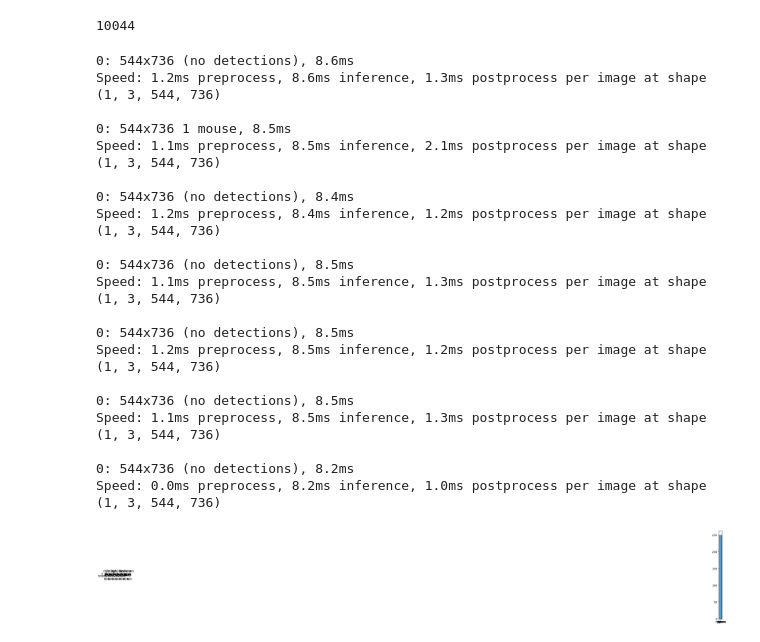
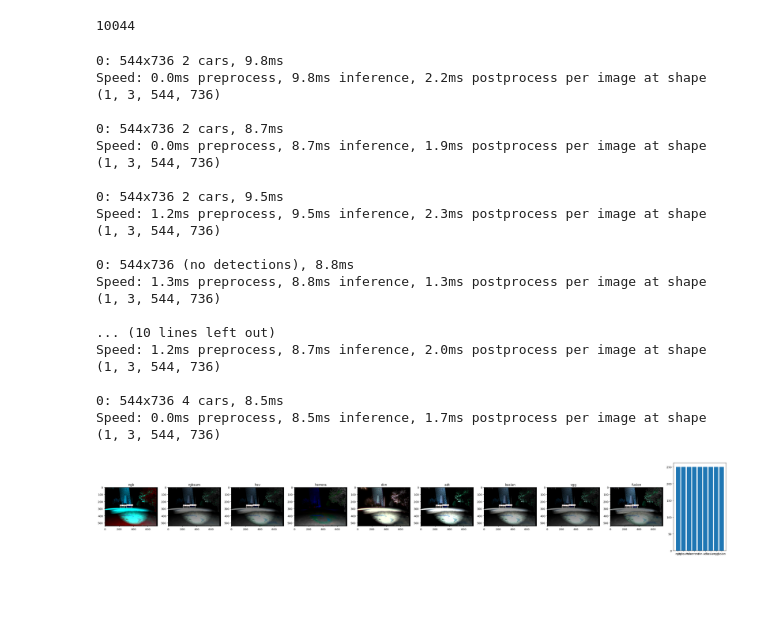
Before and after one commit to divisonofficer/RAFT-Stereo, a Jupyter notebook: ablationstudy.ipynb, the cells around one changed output. Drawn from its saved outputs; the diff is of its cells as text; code cells hidden in the pictures; blank space fills up the shorter version.

```diff
--- a/ablationstudy.ipynb
+++ b/ablationstudy.ipynb
@@ -599,28 +600,35 @@ def comparison_study_color(inputs):
     rl,rr,nl,nr = inputs[:4]
     nl3 = nl.repeat(1,3,1,1)
     nr3 = nr.repeat(1,3,1,1)
+    np_rl, np_nl = rl[0].permute(1,2,0).cpu().numpy(), nl[0,0].cpu().numpy()
+    np_rr, np_nr = rr[0].permute(1,2,0).cpu().numpy(), nr[0,0].cpu().numpy()
     fla, fra = hsv_add([x.cpu() for x in inputs[:4]])
     fl, fr = hsv_fusion([x.cpu() for x in inputs[:4]])
-    flh = fusion_herrera(rl[0].permute(1,2,0).cpu().numpy(), nl[0,0].cpu().numpy())
+    flh = fusion_herrera(np_rl, np_nl)
     flh = np.clip(flh,0,255)
-    frh = fusion_herrera(rr[0].permute(1,2,0).cpu().numpy(), nr[0,0].cpu().numpy())
+    frh = fusion_herrera(np_rr, np_nr)
     frh = np.clip(frh,0,255)
     flh = torch.from_numpy(flh).permute(2,0,1).float()
     frh = torch.from_numpy(frh).permute(2,0,1).float()
     dvnl, dvnr = dvn_process(inputs[:4])
     adtl = adt_enhance(inputs[0][0], inputs[2][0])
     adtr = adt_enhance(inputs[1][0], inputs[3][0])
-
+    basel = torch.from_numpy(baisian_color_fusion(np_rl, np_nl)).permute(2,0,1).float()
+    baser = torch.from_numpy(baisian_color_fusion(np_rr, np_nr)).permute(2,0,1).float()
+    vggl = torch.from_numpy(vgg_fuse(np_rl, np_nl)).permute(2,0,1).float()
+    vggr = torch.from_numpy(vgg_fuse(np_rr, np_nr)).permute(2,0,1).float()
 
     return {
         "ngb" : (cvt_ngb(inputs[0][0],inputs[2][0]),cvt_ngb(inputs[1][0],inputs[3][0])),
-        "rnb" : (cvt_rnb(inputs[0][0],inputs[2][0]),cvt_rnb(inputs[1][0],inputs[3][0])),
-        "rgn" : (cvt_rgn(inputs[0][0],inputs[2][0]),cvt_rgn(inputs[1][0],inputs[3][0])),
+        #"rnb" : (cvt_rnb(inputs[0][0],inputs[2][0]),cvt_rnb(inputs[1][0],inputs[3][0])),
+        #"rgn" : (cvt_rgn(inputs[0][0],inputs[2][0]),cvt_rgn(inputs[1][0],inputs[3][0])),
         "rgbsum" : (cvt_avg_fusion(inputs[0][0],inputs[2][0]),cvt_avg_fusion(inputs[1][0],inputs[3][0])),
         "hsv": (fla, fra),
         "herrera": (flh, frh),
         "dvn" : (dvnl, dvnr),
         "adt" : (adtl,adtr),
+        "basian" : (basel, baser),
+        "vgg": (vggl,vggr),
         "fusion": (fl, fr)
     }
 
@@ -630,15 +638,16 @@ def comparison_study_color(inputs):
 def comparison_color_show(path:str):
     inputs = get_valid_input_from_path(path)
     outputs = comparison_study_color(inputs)
-    plt.figure(figsize=(54,8))
-    plt.subplot(1,len(outputs.keys())+2,1)
+    plt.figure(figsize=(32,32))
+    plt.subplot((len(outputs.keys())+5)//4,4,1)
     plt.imshow(inputs[0][0].permute(1,2,0).cpu().numpy().astype(np.uint8))
-    plt.subplot(1,len(outputs.keys())+2,2)
+    plt.subplot((len(outputs.keys())+5)//4,4,2)
     plt.imshow(inputs[2][0,0].cpu().numpy().astype(np.uint8))
     for i,(k,v) in enumerate(outputs.items()):
-        plt.subplot(1,len(outputs.keys())+2, 3+i)
+        plt.subplot((len(outputs.keys())+5)//4,4, 3+i)
         plt.title(k)
         plt.imshow(v[0].cpu().permute(1,2,0).numpy().astype(np.uint8))
+    plt.savefig("fig_colorfusion_view.png")
     plt.show()
 
 FrameExplorer(comparison_color_show)
@@ -1551,7 +1820,7 @@ def compute_yolo(image, contours):
     return loss, output[0].plot()
 
 inputs, boxes = od_test_item2(dataset_drive.input_list[55])
-
+inputs =[x.cuda().float() for x in inputs]
 fusion_dict = comparison_study_color(inputs)
 
 h = len(fusion_dict.keys())
@@ -1582,9 +1866,20 @@ NameError: name 'yolo_model' is not defined
 from IPython.display import clear_output
 import json
 loss_dict = {}
-cnt = 1000
-for b in range(cnt):
-    inputs, boxes = od_test_item2(dataset_drive.input_list[b*10])
+cnt = 100
+b = 0
+for bi in range(10000):
+    if b > cnt:
+        break
+    inputs, boxes = od_test_item2(dataset_drive.input_list[bi*10])
+    inputs = [x.cuda() for x in inputs]
+    img = inputs[0]
+    img = F.pad(img / 255, (0,16,0,4))
+    output = yolo_model(img)
+    if len(output[0].boxes.xywh) < 1:
+        continue
+
+    b += 1
     print(f"{b}/{cnt}")
     fusion_dict = comparison_study_color(inputs)
     losses = []
@@ -1594,46 +1889,43 @@ for b in range(cnt):
         img = v[0].unsqueeze(0)
         img = F.pad(img / 255, (0,16,0,4))
         loss, img = compute_yolo(img, boxes)
         if not k in loss_dict:
             loss_dict[k] = []
         loss_dict[k].append(loss)
         losses.append(loss)
         plt.subplot(1,h+1,1 + i)
         plt.title(k)
         plt.imshow(img)
     plt.subplot(1,h+1,1 + h)
     plt.bar(fusion_dict.keys(),losses,)
     plt.show()
 
 
 
 avg_dict = {}
 for k,v in loss_dict.items():
     avg_dict[k] = np.mean(v)
 
 json.dump({
     "loss":loss_dict,
     "avg_loss": avg_dict,
 }, open("comparison_synth_od.json","w"))
 # %% [output]
-0: 544x736 (no detections), 8.6ms
-Speed: 1.2ms preprocess, 8.6ms inference, 1.3ms postprocess per image at shape (1, 3, 544, 736)
+0: 544x736 2 cars, 9.8ms
+Speed: 0.0ms preprocess, 9.8ms inference, 2.2ms postprocess per image at shape (1, 3, 544, 736)
 
-0: 544x736 1 mouse, 8.5ms
-Speed: 1.1ms preprocess, 8.5ms inference, 2.1ms postprocess per image at shape (1, 3, 544, 736)
+0: 544x736 2 cars, 8.7ms
+Speed: 0.0ms preprocess, 8.7ms inference, 1.9ms postprocess per image at shape (1, 3, 544, 736)
 
-0: 544x736 (no detections), 8.4ms
-Speed: 1.2ms preprocess, 8.4ms inference, 1.2ms postprocess per image at shape (1, 3, 544, 736)
+0: 544x736 2 cars, 9.5ms
+Speed: 1.2ms preprocess, 9.5ms inference, 2.3ms postprocess per image at shape (1, 3, 544, 736)
 
-0: 544x736 (no detections), 8.5ms
-Speed: 1.1ms preprocess, 8.5ms inference, 1.3ms postprocess per image at shape (1, 3, 544, 736)
+0: 544x736 (no detections), 8.8ms
+Speed: 1.3ms preprocess, 8.8ms inference, 1.3ms postprocess per image at shape (1, 3, 544, 736)
 
-0: 544x736 (no detections), 8.5ms
-Speed: 1.2ms preprocess, 8.5ms inference, 1.2ms postprocess per image at shape (1, 3, 544, 736)
+... (10 lines left out)
+Speed: 1.2ms preprocess, 8.7ms inference, 2.0ms postprocess per image at shape (1, 3, 544, 736)
 
-0: 544x736 (no detections), 8.5ms
-Speed: 1.1ms preprocess, 8.5ms inference, 1.3ms postprocess per image at shape (1, 3, 544, 736)
-
-0: 544x736 (no detections), 8.2ms
-Speed: 0.0ms preprocess, 8.2ms inference, 1.0ms postprocess per image at shape (1, 3, 544, 736)
+0: 544x736 4 cars, 8.5ms
+Speed: 0.0ms preprocess, 8.5ms inference, 1.7ms postprocess per image at shape (1, 3, 544, 736)
-[figure, old version]
+[figure, new version]
```
Also changed, not shown: parts of 11 cells of this notebook.
